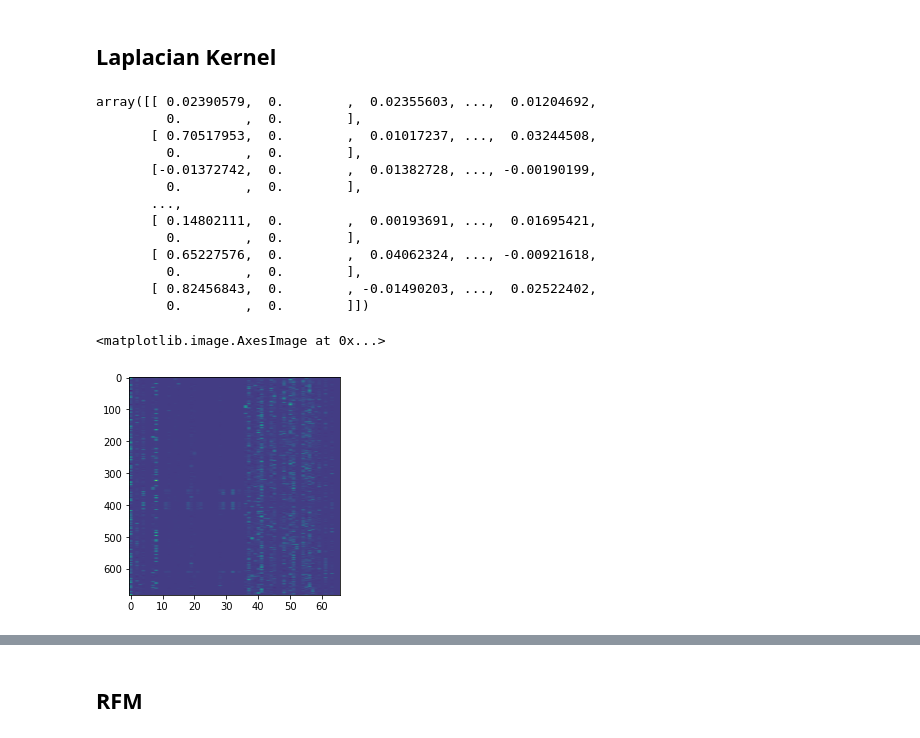
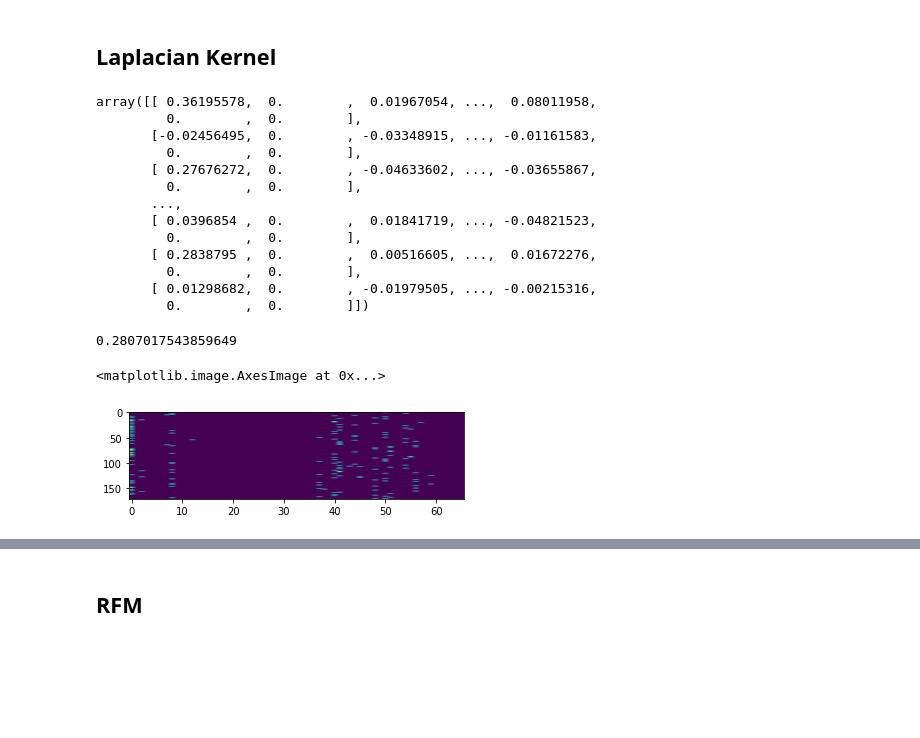
Before and after one commit to agupta01/ml-theory-capstone, a Jupyter notebook: notebooks/rfmtext.ipynb, the cells around one changed output, grey strips where cells are left out. Cells and saved outputs as stored; diff of their text form; code cells hidden in the pictures; blank space fills up the shorter version.

```diff
--- a/notebooks/rfmtext.ipynb
+++ b/notebooks/rfmtext.ipynb
@@ -235,31 +235,38 @@ next_char_test = y_test_enc[:, :len(train_vocab)]
 # %%
 # train a laplace kernel
 lam = 0.1
-kernel = partial(utils.K_laplace_mat, gamma=0.0128)
+kernel = partial(utils.K_laplace_mat, gamma=0.025)
 
 K = kernel(X_train_enc, X_train_enc)
 alpha_hat = np.linalg.solve(K + lam * np.eye(K.shape[0]), next_char_train)
 # %%
-yhat = kernel(X_train_enc, X_train_enc) @ alpha_hat
+yhat = kernel(X_test_enc, X_train_enc) @ alpha_hat
 yhat
 # %% [output]
-array([[ 0.02390579,  0.        ,  0.02355603, ...,  0.01204692,
+array([[ 0.36195578,  0.        ,  0.01967054, ...,  0.08011958,
          0.        ,  0.        ],
-       [ 0.70517953,  0.        ,  0.01017237, ...,  0.03244508,
+       [-0.02456495,  0.        , -0.03348915, ..., -0.01161583,
          0.        ,  0.        ],
-       [-0.01372742,  0.        ,  0.01382728, ..., -0.00190199,
+       [ 0.27676272,  0.        , -0.04633602, ..., -0.03655867,
          0.        ,  0.        ],
        ...,
-       [ 0.14802111,  0.        ,  0.00193691, ...,  0.01695421,
+       [ 0.0396854 ,  0.        ,  0.01841719, ..., -0.04821523,
          0.        ,  0.        ],
-       [ 0.65227576,  0.        ,  0.04062324, ..., -0.00921618,
+       [ 0.2838795 ,  0.        ,  0.00516605, ...,  0.01672276,
          0.        ,  0.        ],
-       [ 0.82456843,  0.        , -0.01490203, ...,  0.02522402,
+       [ 0.01298682,  0.        , -0.01979505, ..., -0.00215316,
          0.        ,  0.        ]])
+# %%
+(next_char_test.argmax(axis=1) == yhat.argmax(axis=1)).mean()
+# %% [output]
+0.2807017543859649
 # %%
+max_index = np.argmax(yhat, axis=1)
+yhat[np.arange(yhat.shape[0]), max_index] = 1
+yhat[yhat != 1] = 0
 plt.imshow(yhat, aspect=0.1)
 # %% [output]
 <matplotlib.image.AxesImage at 0x...>
-[figure, old version]
+[figure, new version]
 # %%
 # plot next_char_train, with a good aspect ratio
```
Also changed, not shown: parts of 4 cells of this notebook, 2 other files.
